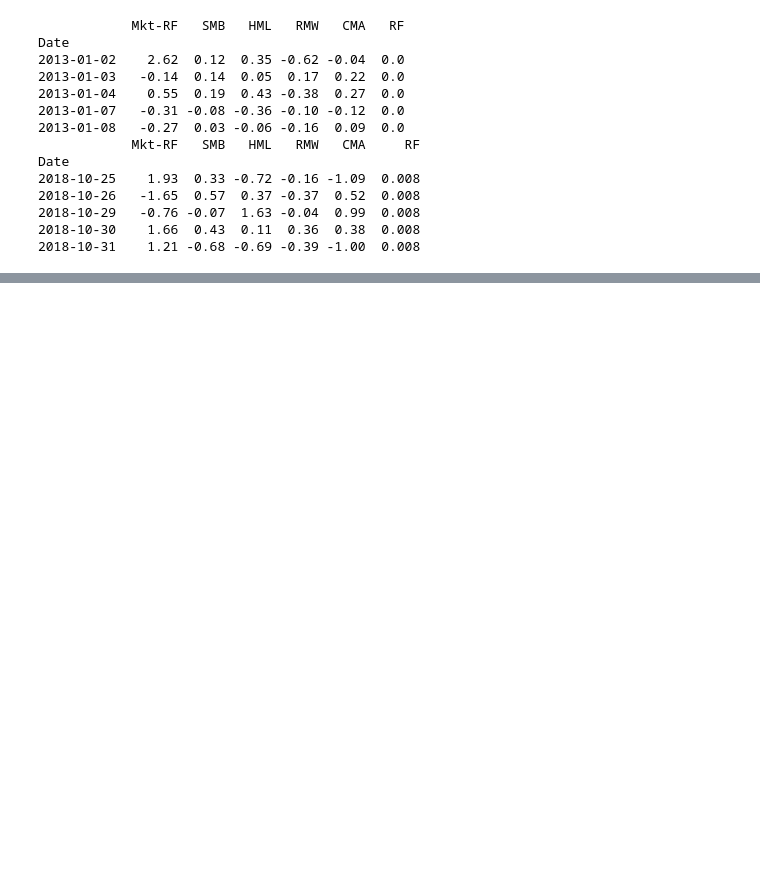
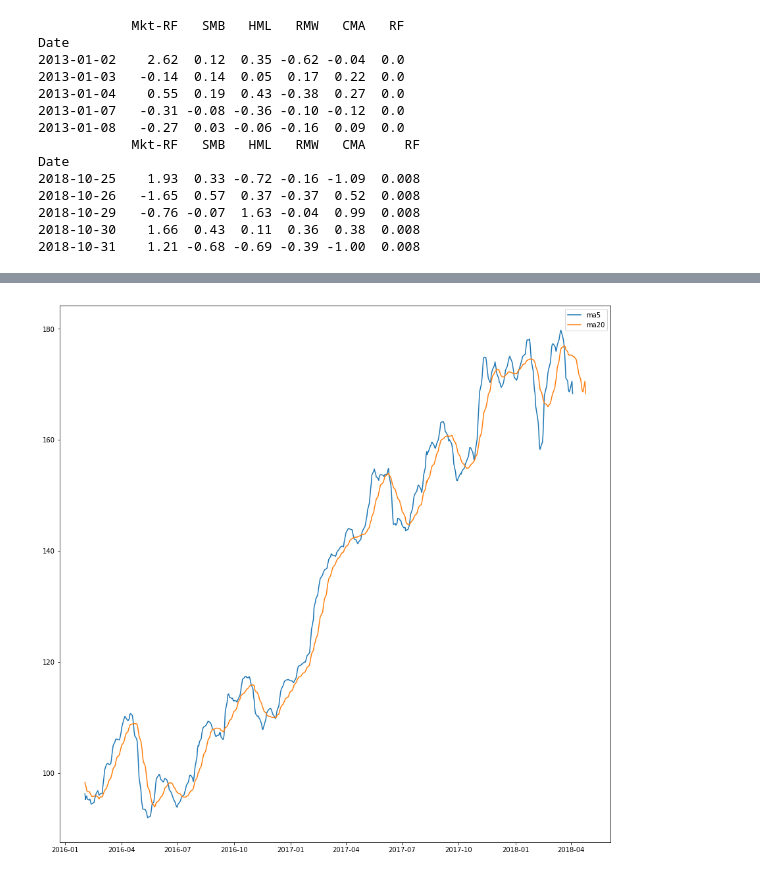
Before and after one commit to jaepil-choi/2018-2_FI_FINALPROJECT, a Jupyter notebook: FinalProject.ipynb, the cells around one changed output, grey strips where cells are left out. Drawn from its saved outputs; the diff is of its cells as text; code cells hidden in the pictures; blank space fills up the shorter version.

```diff
--- a/FinalProject.ipynb
+++ b/FinalProject.ipynb
@@ -86,0 +251,13 @@ Date
+# %%
+plt.figure(figsize=(15,15))
+
+plt.plot(alg.index, alg.ma5)
+plt.plot(alg.index, alg.ma20)
+plt.legend(loc='best')
+
+# plt.plot(alg.ix[alg.buy == True].index, alg.ma5[alg.buy == True], '^')
+# plt.plot(alg.ix[alg.sell == True].index, alg.ma5[alg.sell == True], 'v')
+
+plt.show()
+# %% [output]
+[figure, added]
```
Also changed, not shown: parts of 18 cells of this notebook.
